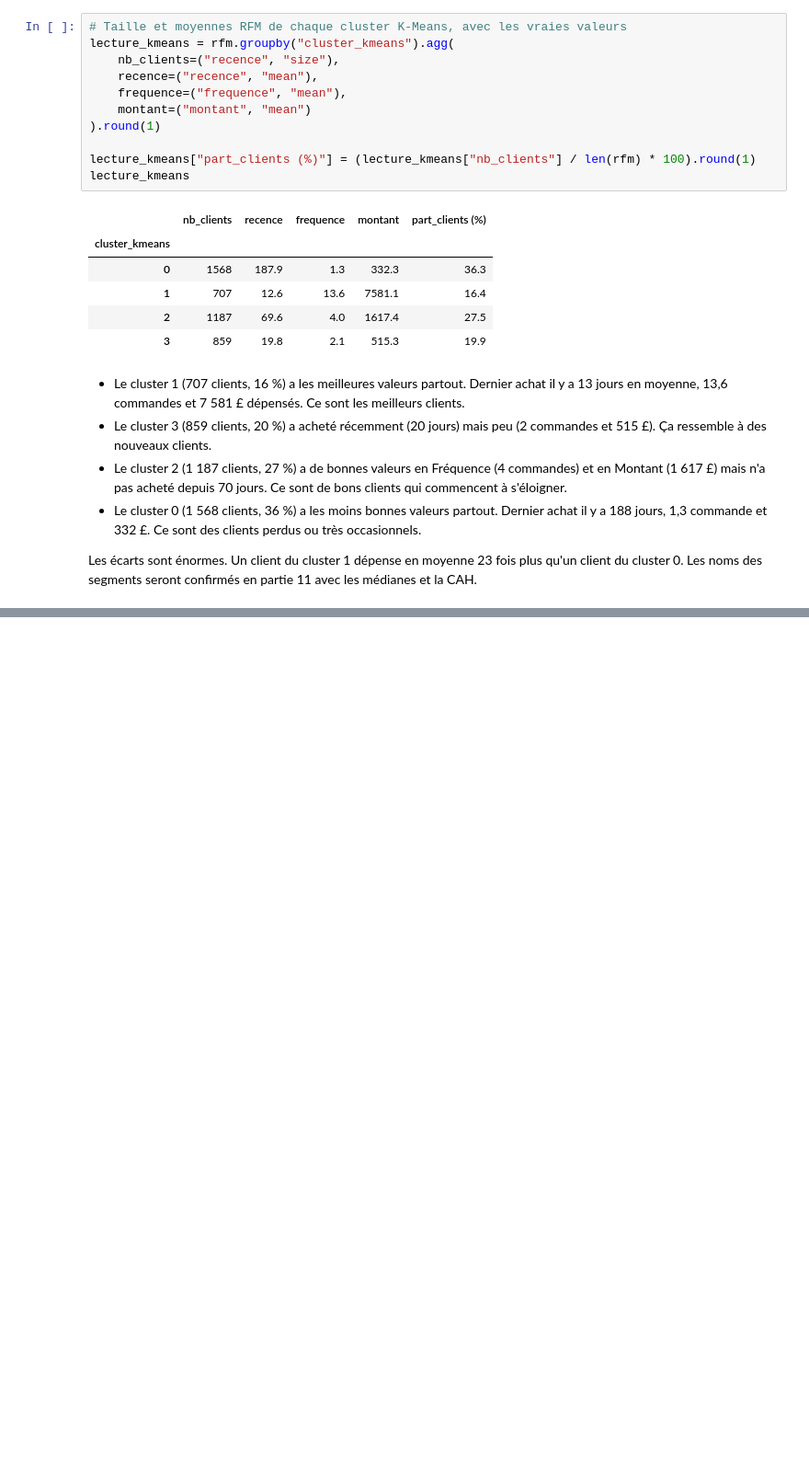
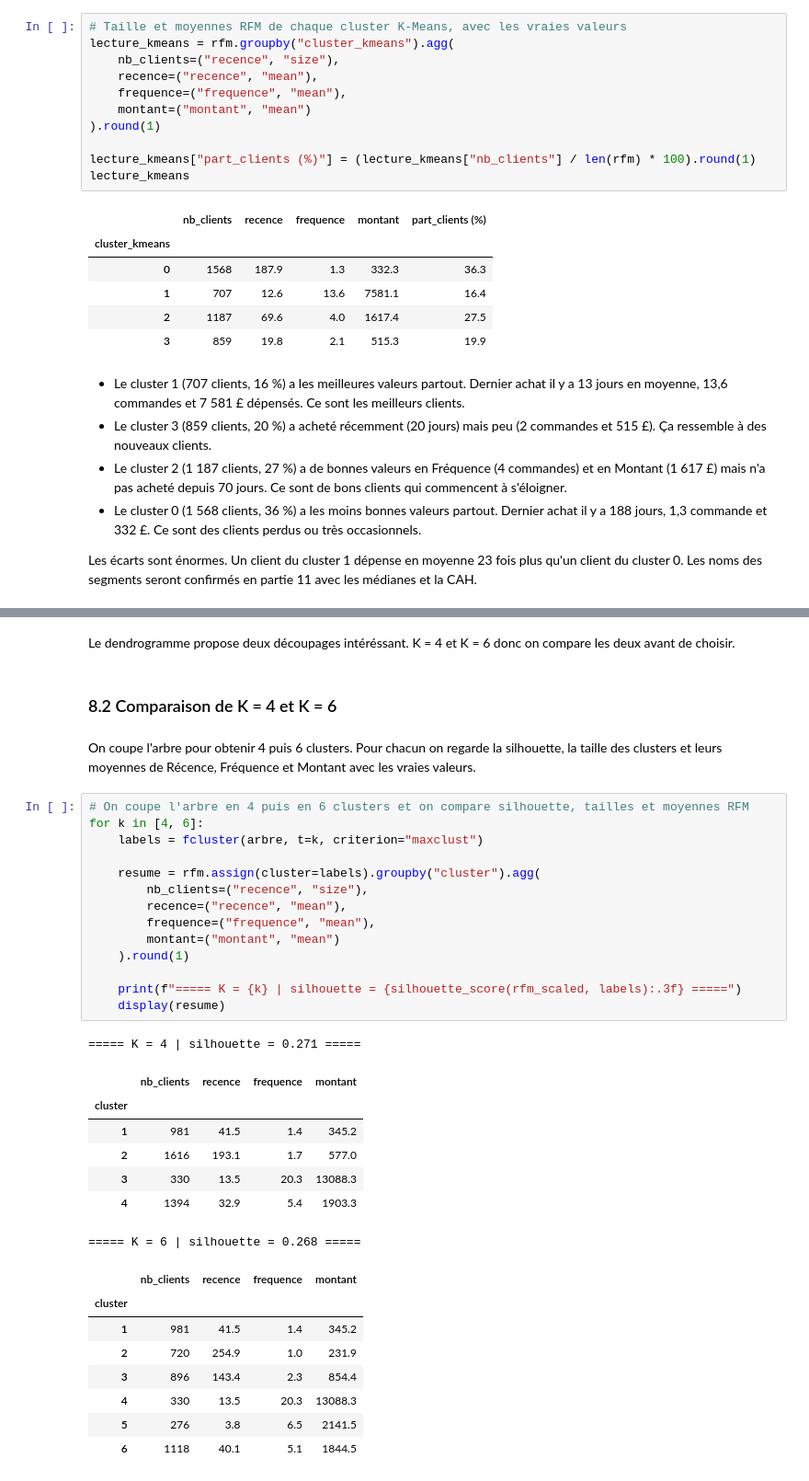
Before and after one commit to Zohair69/globalshop-rfm, a Jupyter notebook: notebooks/online_retail_clustering_rfm.ipynb, the cells around one changed output, grey strips where cells are left out. Shown at 92% size. Saved outputs shown, nothing was run; the diff lists cells and outputs as text; blank space fills up the shorter version.

```diff
--- a/notebooks/online_retail_clustering_rfm.ipynb
+++ b/notebooks/online_retail_clustering_rfm.ipynb
@@ -1335,0 +1354,37 @@ Les écarts sont énormes. Un client du cluster 1 dépense en moyenne 23 fois pl
+# %% [markdown]
+Le dendrogramme propose deux découpages intéréssant.  K = 4 et K = 6 donc on compare les deux avant de choisir.
+# %% [markdown]
+### 8.2 Comparaison de K = 4 et K = 6
+# %% [markdown]
+On coupe l'arbre pour obtenir 4 puis 6 clusters. Pour chacun on regarde la silhouette, la taille des clusters et leurs moyennes de Récence, Fréquence et Montant avec les vraies valeurs.
+# %%
+# On coupe l'arbre en 4 puis en 6 clusters et on compare silhouette, tailles et moyennes RFM
+for k in [4, 6]:
+    labels = fcluster(arbre, t=k, criterion="maxclust")
+
+    resume = rfm.assign(cluster=labels).groupby("cluster").agg(
+        nb_clients=("recence", "size"),
+        recence=("recence", "mean"),
+        frequence=("frequence", "mean"),
+        montant=("montant", "mean")
+    ).round(1)
+
+    print(f"===== K = {k} | silhouette = {silhouette_score(rfm_scaled, labels):.3f} =====")
+    display(resume)
+# %% [output]
+===== K = 4 | silhouette = 0.271 =====
+|  | nb_clients | recence | frequence | montant |
+| cluster |  |  |  |  |
+| 1 | 981 | 41.5 | 1.4 | 345.2 |
+| 2 | 1616 | 193.1 | 1.7 | 577.0 |
+| 3 | 330 | 13.5 | 20.3 | 13088.3 |
+| 4 | 1394 | 32.9 | 5.4 | 1903.3 |
+===== K = 6 | silhouette = 0.268 =====
+|  | nb_clients | recence | frequence | montant |
+| cluster |  |  |  |  |
+| 1 | 981 | 41.5 | 1.4 | 345.2 |
+| 2 | 720 | 254.9 | 1.0 | 231.9 |
+| 3 | 896 | 143.4 | 2.3 | 854.4 |
+| 4 | 330 | 13.5 | 20.3 | 13088.3 |
+| 5 | 276 | 3.8 | 6.5 | 2141.5 |
+| 6 | 1118 | 40.1 | 5.1 | 1844.5 |
```
Also changed, not shown: parts of 22 cells of this notebook.
